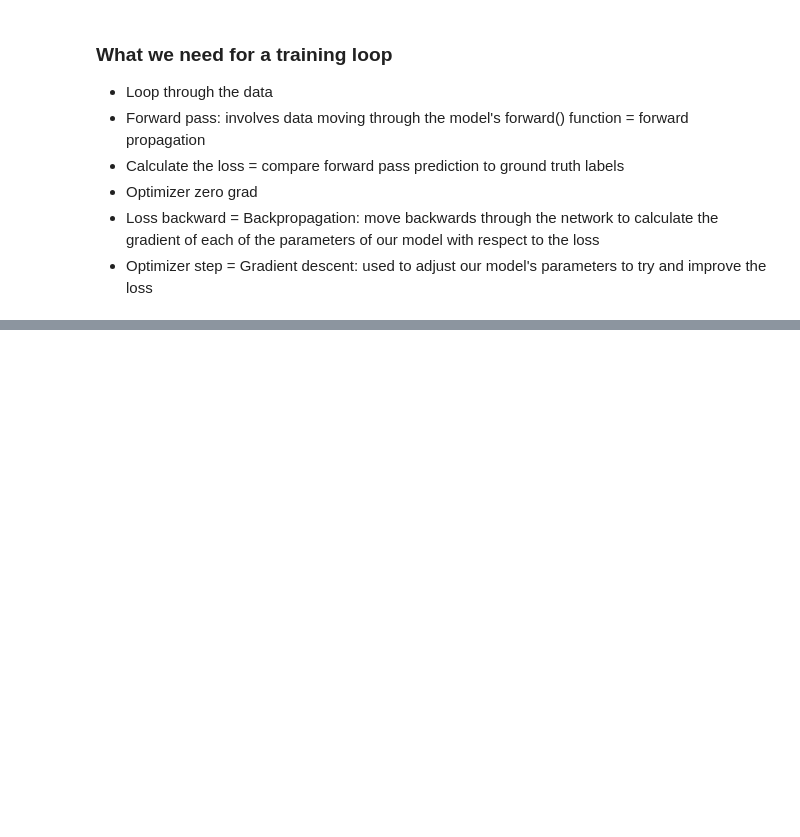
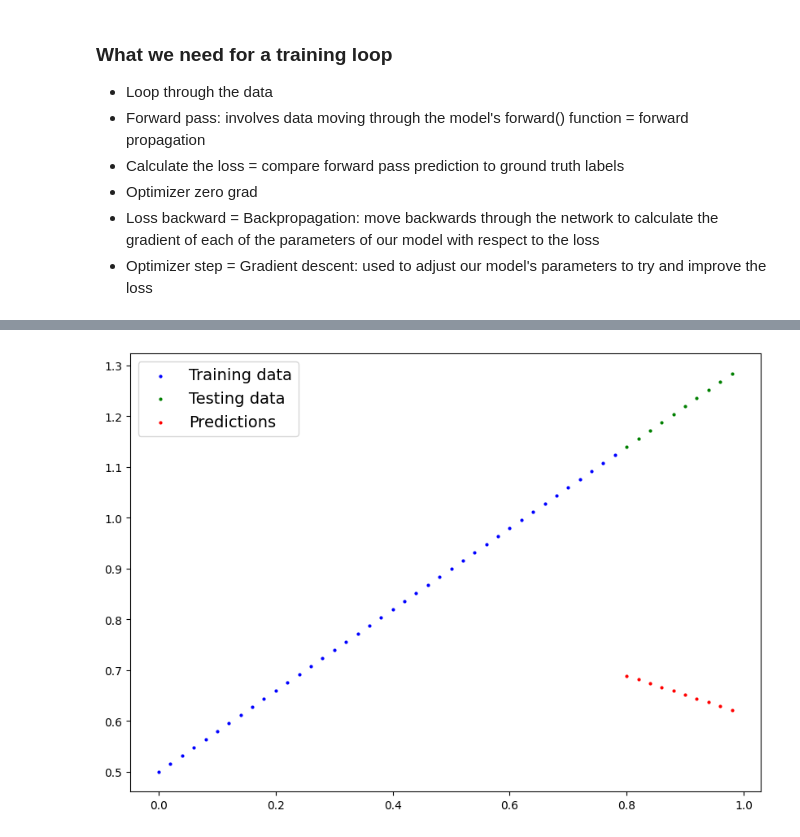
Before and after one commit to ayvemake/Pytorch_DeepLearning, a Jupyter notebook: model.ipynb, the cells around one changed output, grey strips where cells are left out. Saved outputs shown, nothing was run; the diff lists cells and outputs as text; code cells hidden in the pictures; blank space fills up the shorter version.

```diff
--- a/model.ipynb
+++ b/model.ipynb
@@ -252,0 +267,25 @@ for epoch in range(epochs):
+# %%
+# Epochs = loops through the data
+epochs = 1000
+
+# Loop through the data
+for epoch in range(epochs):
+    model_0.train() # set the model to training mode
+    # 1. Forward pass
+    y_pred = model_0(X_train)
+
+    # 2. Calculate the loss
+    loss = loss_fn(y_pred, y_train) # (input, target)
+    print(f"Loss: {loss}")
+    # 3. Optimizer zero grad
+    optimizer.zero_grad()
+
+    # 4. Loss backward: backpropagation on the loss with respect to the parameters of the model
+    loss.backward()
+
+    # 5. Optimizer step: gradient descent on the parameters of the model
+    optimizer.step() # by default how the optimizer changes will accumulate through the loop, --> optimizer.zero_grad()
+
+    model_0.eval()
+
+    print(model_0.state_dict())
@@ -252,0 +299,3 @@ for epoch in range(epochs):
+# %%
+with torch.inference_mode():
+    y_preds_new = model_0(X_test)
@@ -252,0 +306,4 @@ for epoch in range(epochs):
+# %%
+plot_predictions(predictions=y_preds_new)
+# %% [output]
+[figure, added]
```
Also changed, not shown: parts of 5 cells of this notebook.
